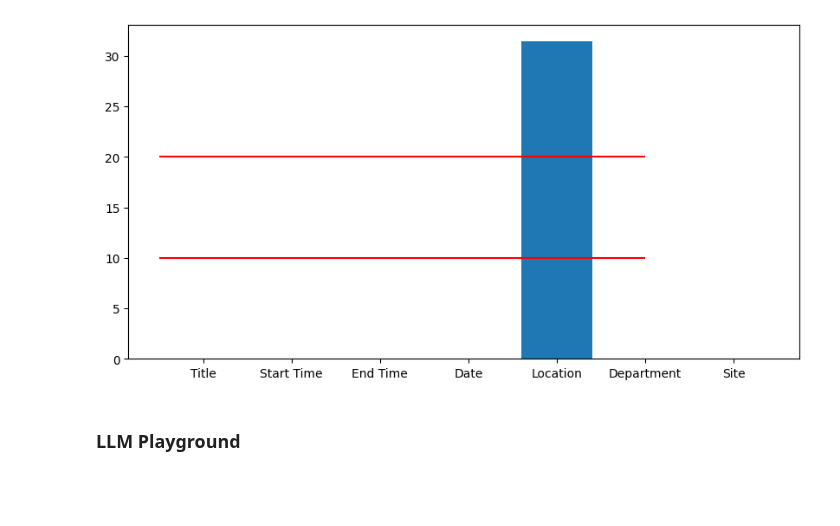
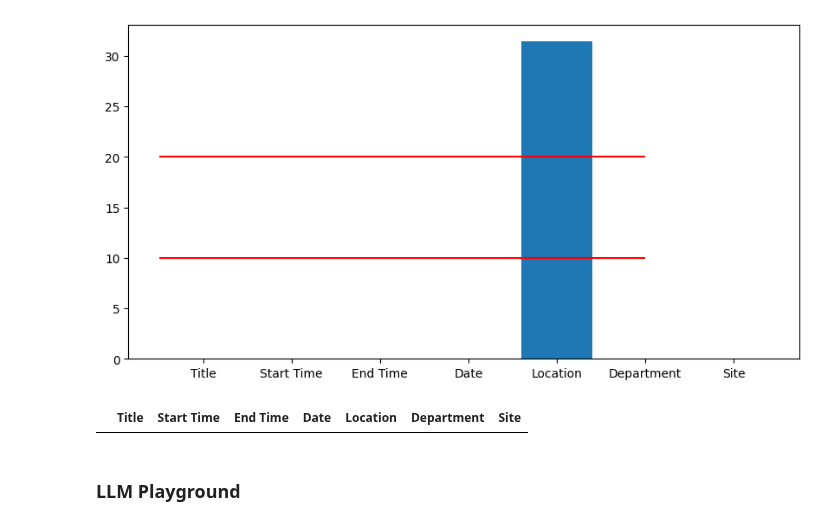
Before and after one commit to alzox/html2ai2json, a Jupyter notebook: script_testing.ipynb, the cells around one changed output. Saved outputs shown, nothing was run; the diff lists cells and outputs as text; code cells hidden in the pictures; blank space fills up the shorter version.

```diff
--- a/script_testing.ipynb
+++ b/script_testing.ipynb
@@ -496,6 +496,11 @@ plt.hlines(10, -.5, 5, colors='r')
 # %% [output]
 <matplotlib.collections.LineCollection at 0x...>
 [figure]
+# %%
+nan_with_date_df = all_events_df[all_events_df["Date"].isna()]
+nan_with_date_df
+# %% [output]
+|  | Title | Start Time | End Time | Date | Location | Department | Site |
 # %%
 nan_with_date_df = all_events_df[all_events_df["Date"].isna()]
 
```
Also changed, not shown: 2 other files.
